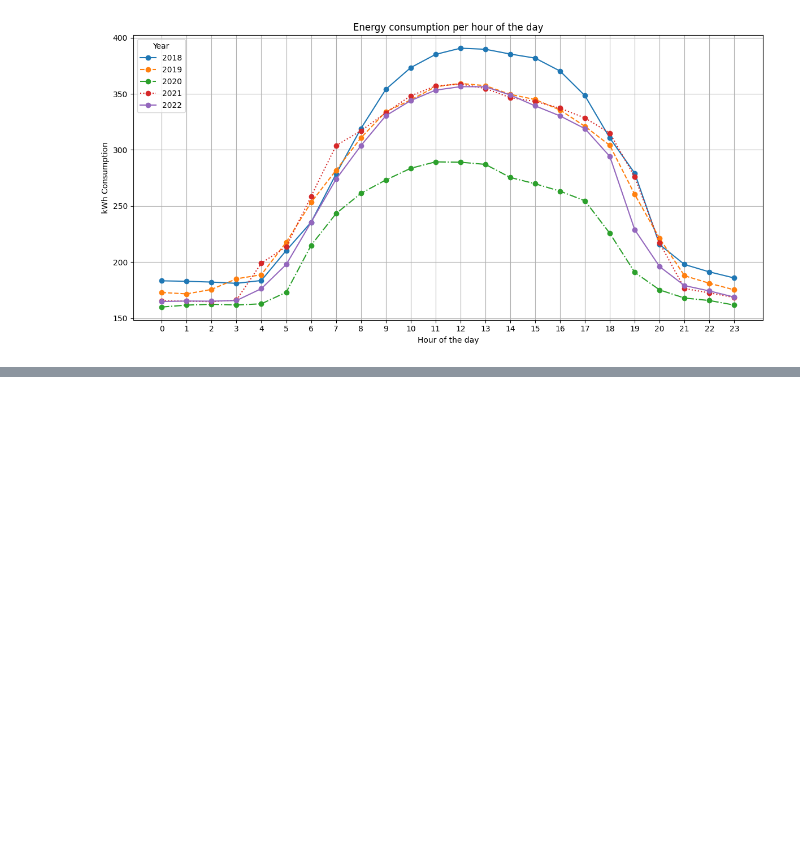
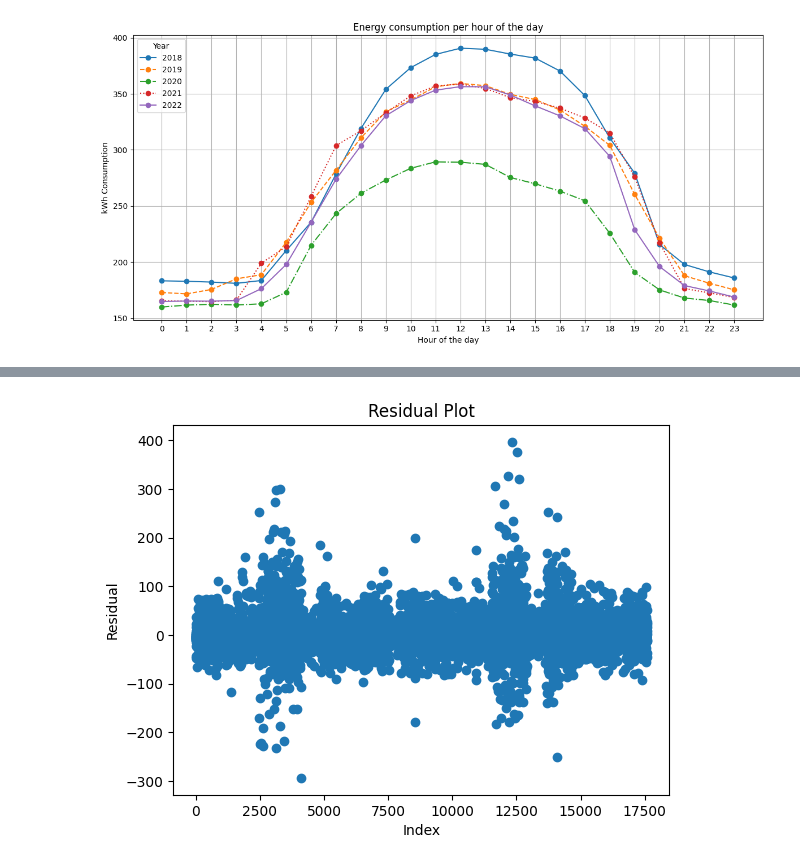
Before and after one commit to carlotacriado/UABeat, a Jupyter notebook: Consum_energia.ipynb, the cells around one changed output, grey strips where cells are left out. Cells and saved outputs as stored; diff of their text form; code cells hidden in the pictures; blank space fills up the shorter version.

```diff
--- a/Consum_energia.ipynb
+++ b/Consum_energia.ipynb
@@ -5,6 +18,6 @@ import seaborn as sns
 # %%
 # Load the Excel file
-df = pd.read_excel('Energy_consumption.xls', header=14)
+df = pd.read_excel('C:/Users/Galindo/Desktop/Energy_consumption.xls', header=14)
 
 # Remove the 'Unnamed: 3' column
 df.drop(columns=['Unnamed: 3'], inplace=True)
@@ -140,0 +314,10 @@ plt.show()
+# %%
+# Plotting the residuals (the differences between actual and predicted values) can help identify patterns or biases in your model's predictions.
+residuals = Y_test_inv[0] - testPredict[:,0]
+plt.scatter(range(len(residuals)), residuals)
+plt.xlabel('Index')
+plt.ylabel('Residual')
+plt.title('Residual Plot')
+plt.show()
+# %% [output]
+[figure, added]
```
Also changed, not shown: parts of 16 cells of this notebook.
